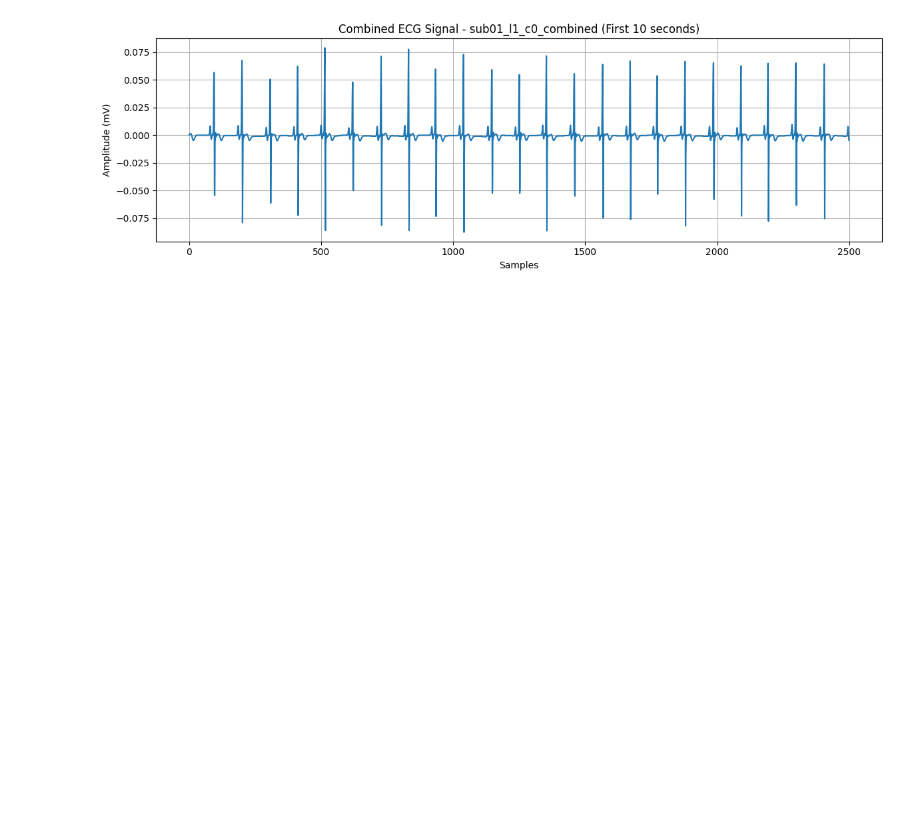
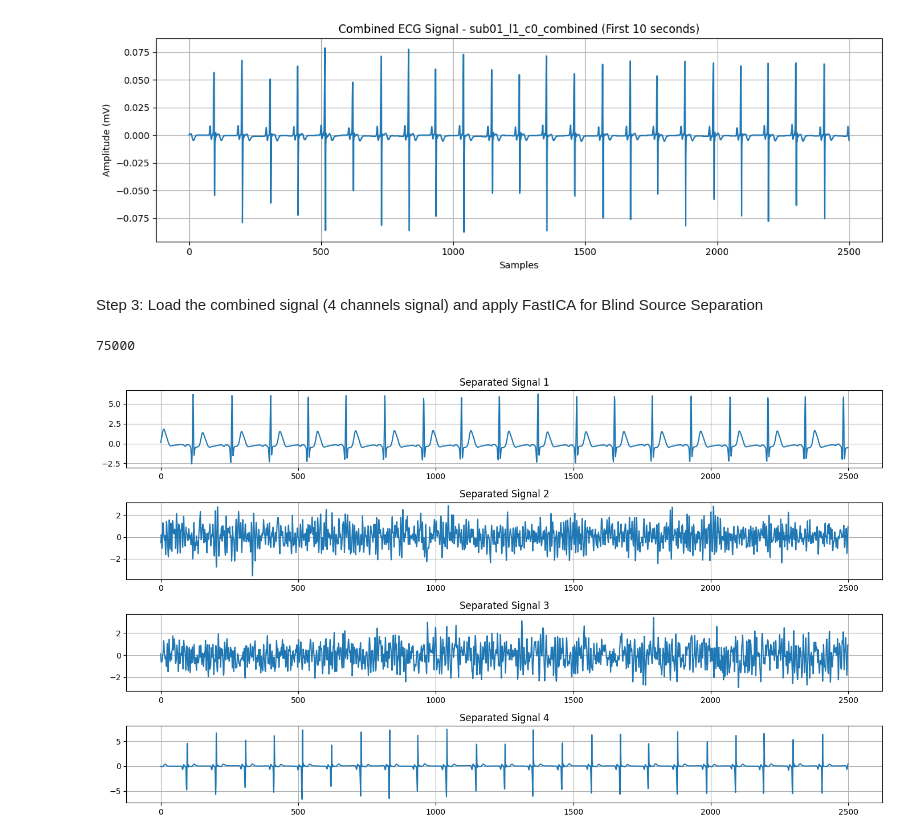
Before and after one commit to lauracar6/icsts-project, a Jupyter notebook: combined_signals.ipynb, the cells around one changed output. Drawn from its saved outputs; the diff is of its cells as text; code cells hidden in the pictures; blank space fills up the shorter version.

Commit message:
evaluation of the separation

```diff
--- a/combined_signals.ipynb
+++ b/combined_signals.ipynb
@@ -160,3 +168,44 @@ plt.show()
 # %% [output]
 [figure]
 [figure]
+# %% [markdown]
+Step 3: Load the combined signal (4 channels signal) and apply FastICA for Blind Source Separation
+# %%
+# Step 3.1: Load the combined multi-channel signal
+# Record name of the combined signal
+record_name = 'sub01_l1_c0_combined'  # Change to another record name as needed
+record_path = os.path.join('combined_signals', record_name)
+
+# Load the multi-channel signal from the .dat file
+record = wfdb.rdrecord(record_path)
+multi_channel_signal = record.p_signal  # This is now a matrix of shape (samples, 4)
+print (len(multi_channel_signal))
+
+# Sampling frequency
+fs = record.fs
+# %% [output]
+75000
+# %%
+# Step 3.2: Apply ICA for Blind Source Separation
+# Initialize the FastICA model (let's separate into 4 components)
+ica = FastICA(n_components=4, random_state=0)
+
+# Fit and transform the mixed signal to get the estimated components
+separated_signals = ica.fit_transform(multi_channel_signal)  # Shape: (samples, 4)
+# %%
+# Step 3.3 : Plot the results
+# Each column of separated_signals is a separated source
+labels = ['Separated Signal 1', 'Separated Signal 2', 'Separated Signal 3', 'Separated Signal 4']
+
+plt.figure(figsize=(14, 8))
+
+for i in range(4):
+    plt.subplot(4, 1, i+1)
+    plt.plot(separated_signals[:record.fs*10, i])  # Plot the first 10 seconds (or adjust as needed)
+    plt.title(labels[i])
+    plt.grid()
+
+plt.tight_layout()
+plt.show()
+# %% [output]
+[figure, added]
```
Also changed, not shown: parts of 8 cells of this notebook, 2 other files.
